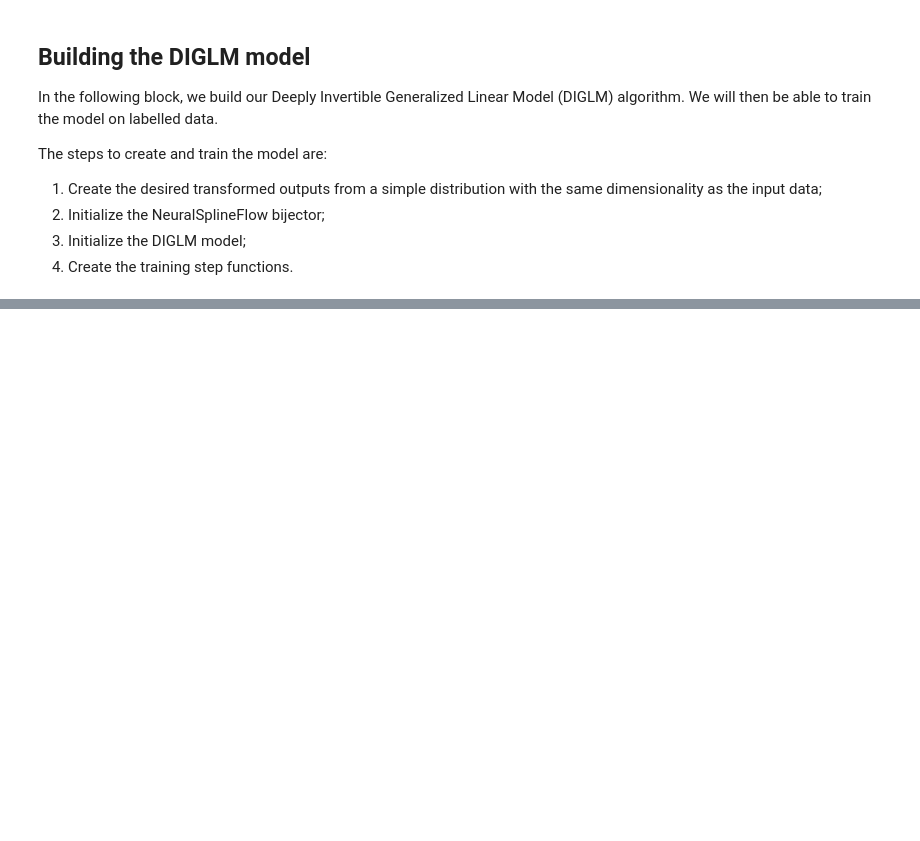
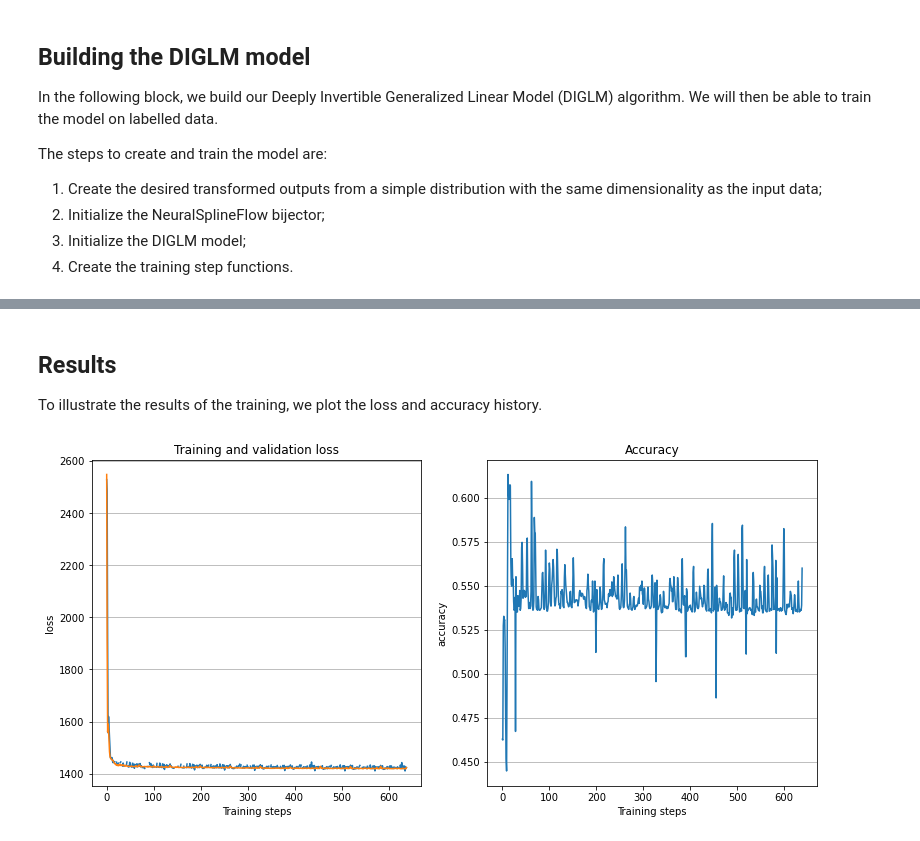
Before and after one commit to MarcoRiggirello/diglm, a Jupyter notebook: docs/source/notebooks/higgs_diglm_nb.ipynb, the cells around one changed output, grey strips where cells are left out. Drawn from its saved outputs; the diff is of its cells as text; code cells hidden in the pictures; blank space fills up the shorter version.

```diff
--- a/docs/source/notebooks/higgs_diglm_nb.ipynb
+++ b/docs/source/notebooks/higgs_diglm_nb.ipynb
@@ -155,19 +153,10 @@ The steps to create and train the model are:
 2. Initialize the NeuralSplineFlow bijector;
 3. Initialize the DIGLM model;
 4. Create the training step functions.
-# %%
-from tensorflow_probability import distributions as tfd
-from tensorflow_probability import glm as tfglm
-from tensorflow_probability import bijectors as tfb
-from tensorflow.keras import metrics # metrics to evaluate model performances
-
-from spqr import NeuralSplineFlow as NSF
-from Diglm import DIGLM
-
-
-neural_spline_flow = NSF(splits=4)
-glm = tfglm.Bernoulli()
-NUM_FEATURES = 7
-
-diglm = DIGLM(neural_spline_flow, glm, NUM_FEATURES)
+# %%
+neural_spline_flow = NSF(masks=[-5,-3,-1,1,3,5], spline_params=dict(nbins=32, hidden_layers=[64,64]))
+gen_linear_model = tfglm.Bernoulli()
+NUM_FEATURES = 7
+
+d = Diglm(neural_spline_flow, gen_linear_model, NUM_FEATURES)
 # %% [markdown]
@@ -175,6 +164,6 @@ We define training functions to loop over train data.
 # %%
 @tf.function
-def train_step(optimizer, target_sample):
+def train_step(optimizer, target_sample, weight):
     """
     Train step function for the diglm model. Implements the basic steps for computing
     and updating the trainable variables of the model. It also
@@ -189,7 +178,7 @@ def train_step(optimizer, target_sample):
 
     with tf.GradientTape() as tape:
         # calculating loss and its gradient of training data
-        loss = -tf.reduce_mean(diglm.weighted_log_prob(target_sample))
+        loss = -tf.reduce_mean(d.weighted_log_prob(target_sample, scaling_const=weight))
     variables = tape.watched_variables()
     gradients = tape.gradient(loss, variables)
     optimizer.apply_gradients(zip(gradients, variables))
@@ -240,0 +242,23 @@ for epoch in tf.range(NUM_EPOCHS):
+# %% [markdown]
+## Results
+
+To illustrate the results of the training, we plot the loss and accuracy history.
+# %%
+plt.figure(figsize=(13, 6))
+plt.subplot(121)
+plt.title('Training and validation loss')
+plt.plot(history['train_loss'][1:], label='train loss')
+plt.plot(history['val_loss'][1:], label='val loss')
+plt.xlabel('Training steps')
+plt.ylabel('loss')
+plt.grid(axis='y')
+
+# accuracy plot
+plt.subplot(122)
+plt.title('Accuracy')
+plt.plot(history['accuracy'][1:])
+plt.xlabel('Training steps')
+plt.ylabel('accuracy')
+plt.grid(axis='y')
+# %% [output]
+[figure, added]
```
Also changed, not shown: parts of 14 cells of this notebook.
